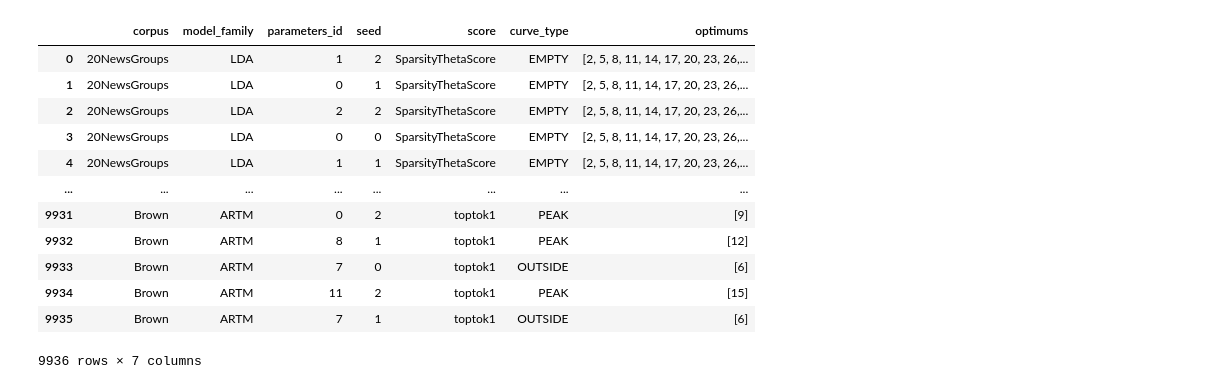
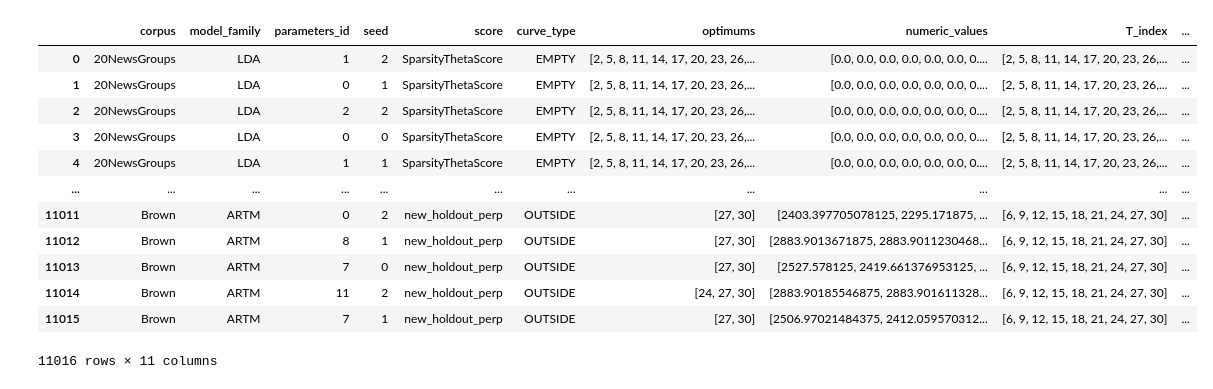
Before and after one commit to machine-intelligence-laboratory/OptimalNumberOfTopics, a Jupyter notebook: demos/AutoTable.ipynb, the cells around one changed output. Saved outputs shown, nothing was run; the diff lists cells and outputs as text; code cells hidden in the pictures.

```diff
--- a/demos/AutoTable.ipynb
+++ b/demos/AutoTable.ipynb
@@ -47,4 +123,6 @@ warnings.filterwarnings("ignore", category=UserWarning)
 # %%
+# %%prun -s cumulative -q -l 600 -T prun0
+
 EXPERIMENT_NAME_TEMPLATE = "_{mfv}_{param_id}_{seed}"
 
 configs_dir = os.path.join('..', 'OptimalNumberOfTopics', 'topnum', 'configs')
@@ -52,6 +130,11 @@ configs_mask = os.path.join(configs_dir, '*.yml')
 
 data_results = []
 optimum_tolerance = 0.07
+
+from time import time
+
+start = time()
+start2 = time()
 
 for config_file in glob.glob(configs_mask):
     config = read_corpus_config(config_file)
@@ -63,7 +146,9 @@ for config_file in glob.glob(configs_mask):
         for model_family in KnownModel:
             #if model_family != KnownModel.ARTM:
             #    continue
-            print(model_family, end=", ")
+            # print(model_family, end=", ")
+            print(model_family, (time() - start)/60)
+            start = time()
             tmp = "WRef_test" if config['name'] == "WikiRef220" else config['batches_prefix']
             template = tmp + EXPERIMENT_NAME_TEMPLATE.format(
                 mfv=model_family.value, param_id="{}", seed="{}"
@@ -99,9 +184,15 @@ for config_file in glob.glob(configs_mask):
                         [
                             config['name'], model_family.value, param_id, seed, score,
                             str(curve_type).split(".")[1],
-                            list(colored_values[colored_values.notna()].index)
+                            list(colored_values[colored_values.notna()].index),
+                            data.values.T.tolist()[0], data.index.tolist(),
+                            config['max_num_topics'],
+                            config['min_num_topics'],
                         ]
                     )
             print()
+
+end = time()
+print((end-start2)/60)
 # %% [output]
 20NewsGroups
@@ -126,18 +265,18 @@ KnownModel.ARTM,
 # %%
-df = pd.DataFrame(data=data_results, columns=["corpus", "model_family", "parameters_id", "seed", "score", "curve_type", "optimums"])
+df = pd.DataFrame(data=data_results, columns=["corpus", "model_family", "parameters_id", "seed", "score", "curve_type", "optimums", 'numeric_values', 'T_index', 'max_num_topics', 'min_num_topics'])
 
 df
 # %% [output]
-|  | corpus | model_family | parameters_id | seed | score | curve_type | optimums |
-| 0 | 20NewsGroups | LDA | 1 | 2 | SparsityThetaScore | EMPTY | [2, 5, 8, 11, 14, 17, 20, 23, 26,... |
-| 1 | 20NewsGroups | LDA | 0 | 1 | SparsityThetaScore | EMPTY | [2, 5, 8, 11, 14, 17, 20, 23, 26,... |
-| 2 | 20NewsGroups | LDA | 2 | 2 | SparsityThetaScore | EMPTY | [2, 5, 8, 11, 14, 17, 20, 23, 26,... |
-| 3 | 20NewsGroups | LDA | 0 | 0 | SparsityThetaScore | EMPTY | [2, 5, 8, 11, 14, 17, 20, 23, 26,... |
-| 4 | 20NewsGroups | LDA | 1 | 1 | SparsityThetaScore | EMPTY | [2, 5, 8, 11, 14, 17, 20, 23, 26,... |
-| ... | ... | ... | ... | ... | ... | ... | ... |
-| 9931 | Brown | ARTM | 0 | 2 | toptok1 | PEAK | [9] |
-| 9932 | Brown | ARTM | 8 | 1 | toptok1 | PEAK | [12] |
-| 9933 | Brown | ARTM | 7 | 0 | toptok1 | OUTSIDE | [6] |
-| 9934 | Brown | ARTM | 11 | 2 | toptok1 | PEAK | [15] |
-| 9935 | Brown | ARTM | 7 | 1 | toptok1 | OUTSIDE | [6] |
+|  | corpus | model_family | parameters_id | seed | score | curve_type | optimums | numeric_values | T_index | ... |
+| 0 | 20NewsGroups | LDA | 1 | 2 | SparsityThetaScore | EMPTY | [2, 5, 8, 11, 14, 17, 20, 23, 26,... | [0.0, 0.0, 0.0, 0.0, 0.0, 0.0, 0.... | [2, 5, 8, 11, 14, 17, 20, 23, 26,... | ... |
+| 1 | 20NewsGroups | LDA | 0 | 1 | SparsityThetaScore | EMPTY | [2, 5, 8, 11, 14, 17, 20, 23, 26,... | [0.0, 0.0, 0.0, 0.0, 0.0, 0.0, 0.... | [2, 5, 8, 11, 14, 17, 20, 23, 26,... | ... |
+| 2 | 20NewsGroups | LDA | 2 | 2 | SparsityThetaScore | EMPTY | [2, 5, 8, 11, 14, 17, 20, 23, 26,... | [0.0, 0.0, 0.0, 0.0, 0.0, 0.0, 0.... | [2, 5, 8, 11, 14, 17, 20, 23, 26,... | ... |
+| 3 | 20NewsGroups | LDA | 0 | 0 | SparsityThetaScore | EMPTY | [2, 5, 8, 11, 14, 17, 20, 23, 26,... | [0.0, 0.0, 0.0, 0.0, 0.0, 0.0, 0.... | [2, 5, 8, 11, 14, 17, 20, 23, 26,... | ... |
+| 4 | 20NewsGroups | LDA | 1 | 1 | SparsityThetaScore | EMPTY | [2, 5, 8, 11, 14, 17, 20, 23, 26,... | [0.0, 0.0, 0.0, 0.0, 0.0, 0.0, 0.... | [2, 5, 8, 11, 14, 17, 20, 23, 26,... | ... |
+| ... | ... | ... | ... | ... | ... | ... | ... | ... | ... | ... |
+| 11011 | Brown | ARTM | 0 | 2 | new_holdout_perp | OUTSIDE | [27, 30] | [2403.397705078125, 2295.171875, ... | [6, 9, 12, 15, 18, 21, 24, 27, 30] | ... |
+| 11012 | Brown | ARTM | 8 | 1 | new_holdout_perp | OUTSIDE | [27, 30] | [2883.9013671875, 2883.9011230468... | [6, 9, 12, 15, 18, 21, 24, 27, 30] | ... |
+| 11013 | Brown | ARTM | 7 | 0 | new_holdout_perp | OUTSIDE | [27, 30] | [2527.578125, 2419.661376953125, ... | [6, 9, 12, 15, 18, 21, 24, 27, 30] | ... |
+| 11014 | Brown | ARTM | 11 | 2 | new_holdout_perp | OUTSIDE | [24, 27, 30] | [2883.90185546875, 2883.901611328... | [6, 9, 12, 15, 18, 21, 24, 27, 30] | ... |
+| 11015 | Brown | ARTM | 7 | 1 | new_holdout_perp | OUTSIDE | [27, 30] | [2506.97021484375, 2412.059570312... | [6, 9, 12, 15, 18, 21, 24, 27, 30] | ... |
-9936 rows × 7 columns
+11016 rows × 11 columns
```
Also changed, not shown: parts of 107 cells of this notebook.
